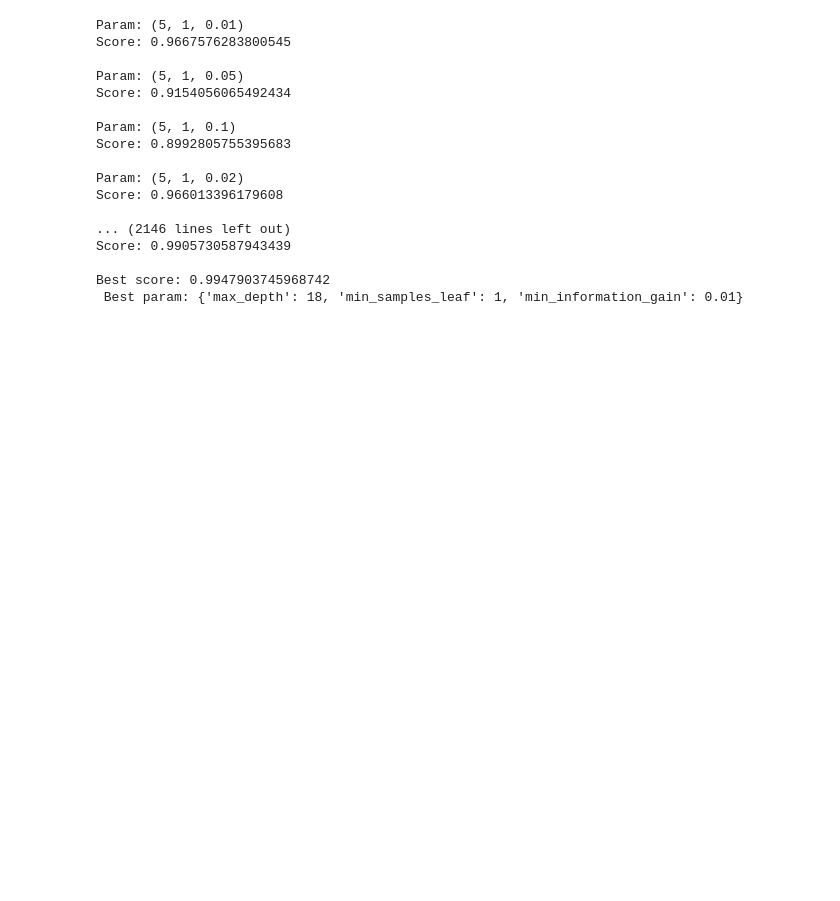
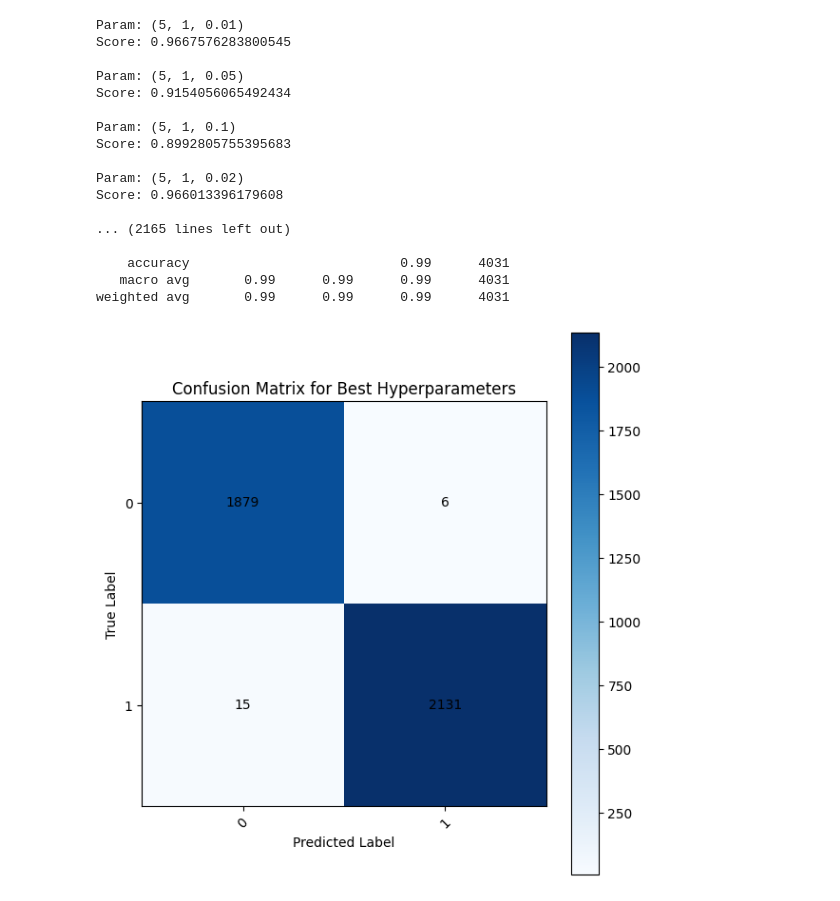
Before and after one commit to Luv-valecha/Network_Intrusion, a Jupyter notebook: .ipynb Notebooks/Decision_Tree.ipynb, the cells around one changed output. Saved outputs shown, nothing was run; the diff lists cells and outputs as text; code cells hidden in the pictures; blank space fills up the shorter version.

Commit message:
adding Evaluation report and confusion_matrix snippet

```diff
--- a/.ipynb Notebooks/Decision_Tree.ipynb
+++ b/.ipynb Notebooks/Decision_Tree.ipynb
@@ -2,6 +2,8 @@
 import sys
 import os
 import numpy as np
+from sklearn.model_selection import train_test_split
+from sklearn.metrics import accuracy_score, precision_score, recall_score, f1_score, confusion_matrix, classification_report
 
 # Get the absolute path of the project root (assuming you run the notebook from /your_project/notebooks/)
 project_root = os.path.abspath(os.path.join(os.getcwd(), ".."))
@@ -18,8 +20,7 @@ df=pd.read_csv(r"..\API\data\processed\train_data.csv")
 df_test=pd.read_csv(r"..\API\data\processed\test_data.csv")
 df.head()
 
-from sklearn.model_selection import train_test_split
-from sklearn.metrics import accuracy_score, precision_score, recall_score, f1_score, confusion_matrix, classification_report
+
 
 x_train,x_test,y_train,y_test= train_test_split(df.drop(["class"],axis=1),df['class'],test_size=0.2,random_state=42)
 
@@ -52,6 +53,17 @@ for max_depth in param_grid['max_depth']:
                 best_param = { 'max_depth': max_depth, 'min_samples_leaf': min_samples_leaf, 'min_information_gain': min_information_gain}
 
 print(f'Best score: {best_score} \n Best param: {best_param}')
+
+
+
+train_acc=accuracy_score(y_train, classifier.predict(np.array(x_train)))
+test_acc=accuracy_score(y_test, y_pred)
+precision=precision_score(y_test, y_pred, average="weighted")
+recall=recall_score(y_test, y_pred, average="weighted")
+f1_score=f1_score(y_test, y_pred, average="weighted")
+conf_matrix=confusion_matrix(y_test, y_pred)
+print(f'Training accuracy: {train_acc} \n Testing accuracy: {test_acc} \n Precision: {precision} \n Recall: {recall} \n F1 Score: {f1_score} \n \n Confusion Matrix: \n {conf_matrix} \n \n')
+# print(classification_report(y_test, y_pred))
 # %% [output]
 Param: (5, 1, 0.01)
 Score: 0.9667576283800545
@@ -65,14 +77,58 @@ Score: 0.8992805755395683
 Param: (5, 1, 0.02)
 Score: 0.966013396179608
 
-... (2146 lines left out)
-Score: 0.9905730587943439
+... (2165 lines left out)
 
-Best score: 0.9947903745968742
- Best param: {'max_depth': 18, 'min_samples_leaf': 1, 'min_information_gain': 0.01}
+    accuracy                           0.99      4031
+   macro avg       0.99      0.99      0.99      4031
+weighted avg       0.99      0.99      0.99      4031
 # %%
 import json
 
 # Save best hyperparameters
 with open(r"..\API\model\Hyperparams\DT_hparam.json", "w") as f:
     json.dump(best_param, f)
+# %%
+import matplotlib.pyplot as plt
+from sklearn.metrics import confusion_matrix
+import numpy as np
+
+# Use the best hyperparameters found from Grid Search
+best_classifier = DecisionTree(max_depth=best_param['max_depth'],
+                               min_samples_leaf=best_param['min_samples_leaf'],
+                               min_information_gain=best_param['min_information_gain'],
+                               )
+
+# Train the model on the full training data
+best_classifier.train(x_train, y_train)
+
+# Predict on the validation set
+y_pred = best_classifier.predict(x_test)
+
+# Generate the confusion matrix
+cm = confusion_matrix(y_test, y_pred)
+
+# Plot the confusion matrix using matplotlib (without seaborn)
+plt.figure(figsize=(6, 6))
+plt.imshow(cm, interpolation='nearest', cmap='Blues')
+plt.title('Confusion Matrix for Best Hyperparameters')
+plt.colorbar()
+
+# Adding labels and formatting the plot
+classes = np.unique(y_test)  # Corrected to use y_val for class labels
+tick_marks = range(len(classes))
+
+plt.xticks(tick_marks, classes, rotation=45)
+plt.yticks(tick_marks, classes)
+
+# Annotate the confusion matrix with counts
+for i in range(len(classes)):
+    for j in range(len(classes)):
+        plt.text(j, i, cm[i, j], ha='center', va='center', color="black")
+
+plt.xlabel('Predicted Label')
+plt.ylabel('True Label')
+plt.tight_layout()
+plt.show()
+# %% [output]
+[figure, added]
```
